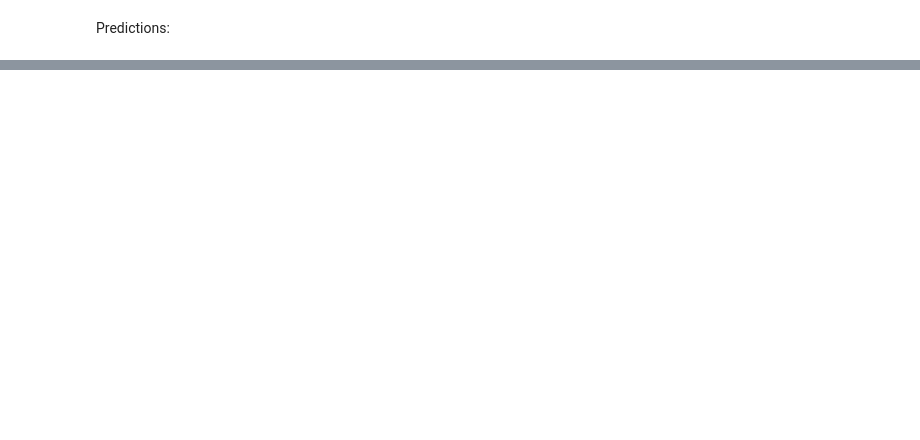
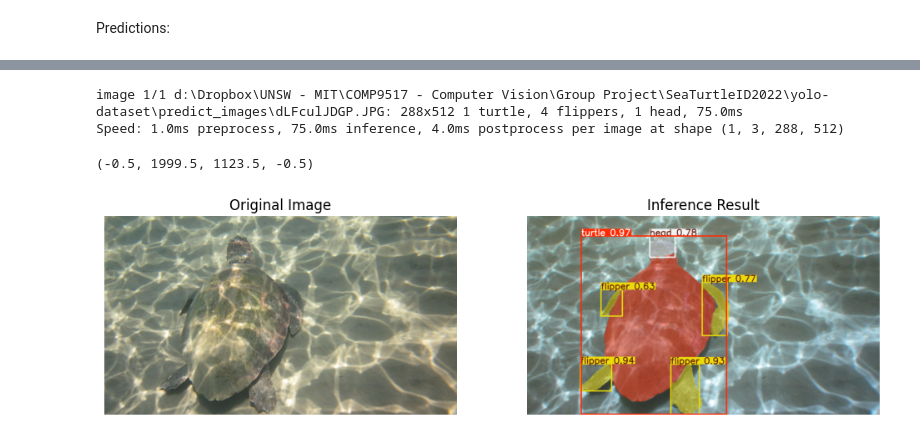
Before and after one commit to hongliang0/SeaTurtleID2022, a Jupyter notebook: yolo.ipynb, the cells around one changed output, grey strips where cells are left out. Saved outputs shown, nothing was run; the diff lists cells and outputs as text; code cells hidden in the pictures; blank space fills up the shorter version.

```diff
--- a/yolo.ipynb
+++ b/yolo.ipynb
@@ -356,0 +361,21 @@ Speed: 1.0ms preprocess, 15.0ms inference, 1.0ms postprocess per image at shape
+# %%
+results = model("yolo-dataset/predict_images/dLFculJDGP.JPG")
+
+original_image = cv2.imread("yolo-dataset/predict_images/dLFculJDGP.JPG")
+original_image = cv2.cvtColor(original_image, cv2.COLOR_BGR2RGB)
+
+fig, axes = plt.subplots(1, 2, figsize=(12, 6))
+# Original
+axes[0].imshow(original_image)
+axes[0].set_title("Original Image")
+axes[0].axis("off")
+
+# YOLO
+axes[1].imshow(results[0].plot())
+axes[1].set_title("Inference Result")
+axes[1].axis("off")
+# %% [output]
+image 1/1 d:\Dropbox\UNSW - MIT\COMP9517 - Computer Vision\Group Project\SeaTurtleID2022\yolo-dataset\predict_images\dLFculJDGP.JPG: 288x512 1 turtle, 4 flippers, 1 head, 75.0ms
+Speed: 1.0ms preprocess, 75.0ms inference, 4.0ms postprocess per image at shape (1, 3, 288, 512)
+(-0.5, 1999.5, 1123.5, -0.5)
+[figure, added]
```
Also changed, not shown: parts of 12 cells of this notebook, 2 other files.
